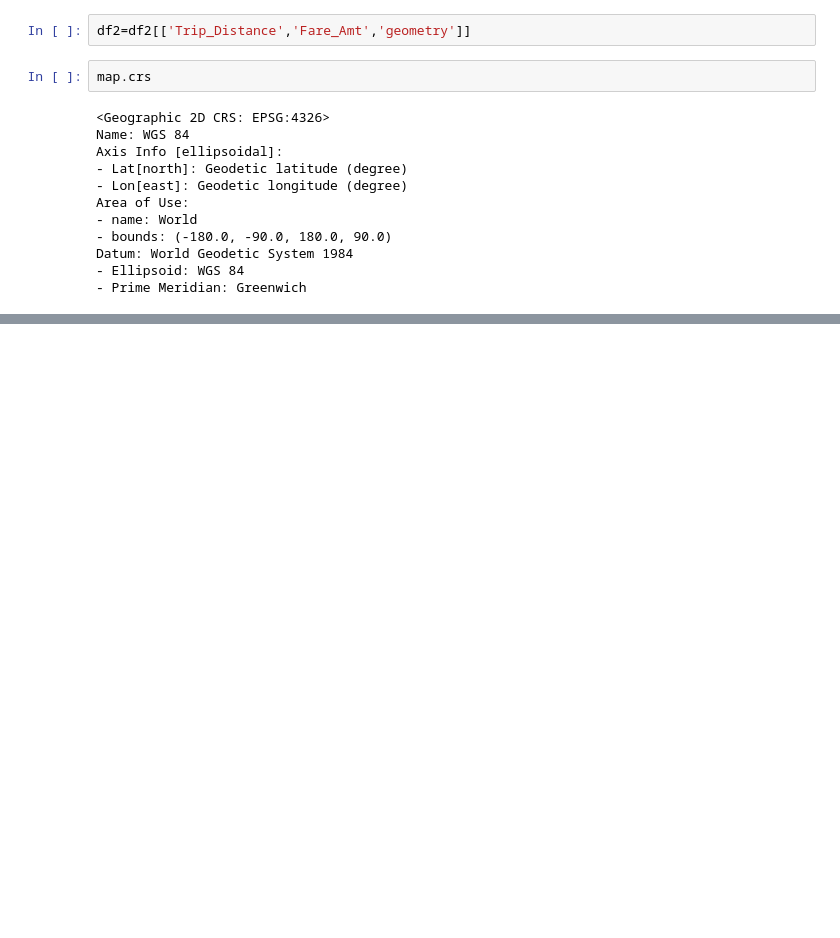
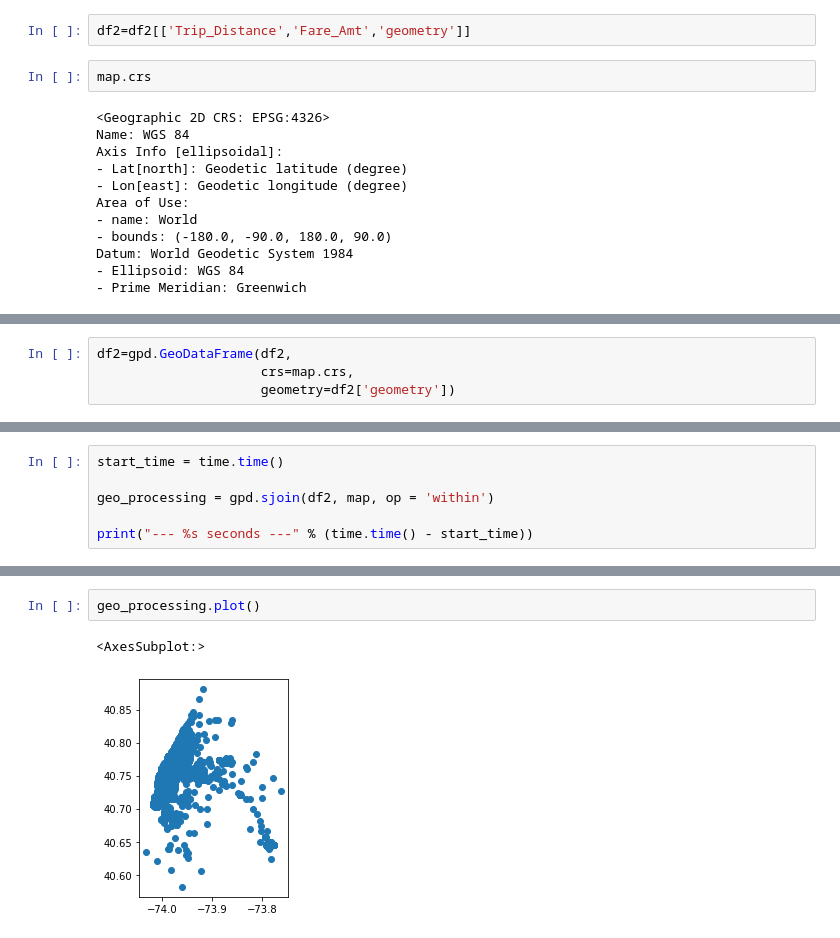
Before and after one commit to EBroestl/NYC_Taxis_and_Property_Value, a Jupyter notebook: Notebooks/GEO Research 2.ipynb, the cells around one changed output, grey strips where cells are left out. Cells and saved outputs as stored; diff of their text form; blank space fills up the shorter version.

```diff
--- a/Notebooks/GEO Research 2.ipynb
+++ b/Notebooks/GEO Research 2.ipynb
@@ -117,0 +188,4 @@ df2
+# %%
+df2=gpd.GeoDataFrame(df2,
+                     crs=map.crs,
+                     geometry=df2['geometry'])
@@ -117,0 +235,6 @@ df2
+# %%
+start_time = time.time()
+
+geo_processing = gpd.sjoin(df2, map, op = 'within')
+
+print("--- %s seconds ---" % (time.time() - start_time))
@@ -118 +279,6 @@ df2
+# %%
+geo_processing.plot()
+# %% [output]
+<AxesSubplot:>
+[figure, added]
 # %%
```
Also changed, not shown: parts of 24 cells of this notebook, 2 other files.
